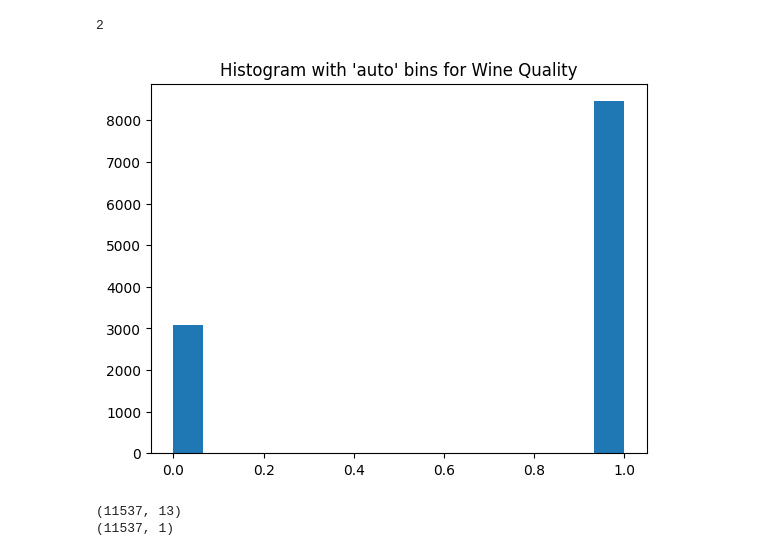
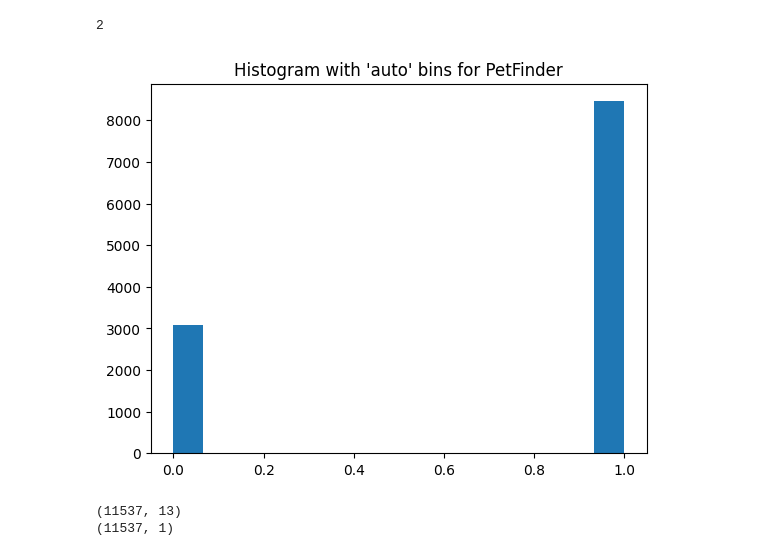
Before and after one commit to slab10000/ClassificationAndRegression, a Jupyter notebook: classification/petfinder dataset classification.ipynb, the cells around one changed output. Cells and saved outputs as stored; diff of their text form; code cells hidden in the pictures.

```diff
--- a/classification/petfinder dataset classification.ipynb
+++ b/classification/petfinder dataset classification.ipynb
@@ -368,15 +351,15 @@ len(  the_set  )
 # %%
 _ = plt.hist(y, bins='auto')
 
-plt.title("Histogram with 'auto' bins for Wine Quality")
+plt.title("Histogram with 'auto' bins for PetFinder")
 
 plt.show()
 
 # Highly inbalance dataset - this is what real world looks like
 # we can combine 5 of them into a group and the other 5 into another
 # we are staying with all the classes to see how bad it is
 # %% [output]
-[figure, old version]
+[figure, new version]
 # %%
 print(X.shape)
 
```
Also changed, not shown: parts of 13 cells of this notebook.
